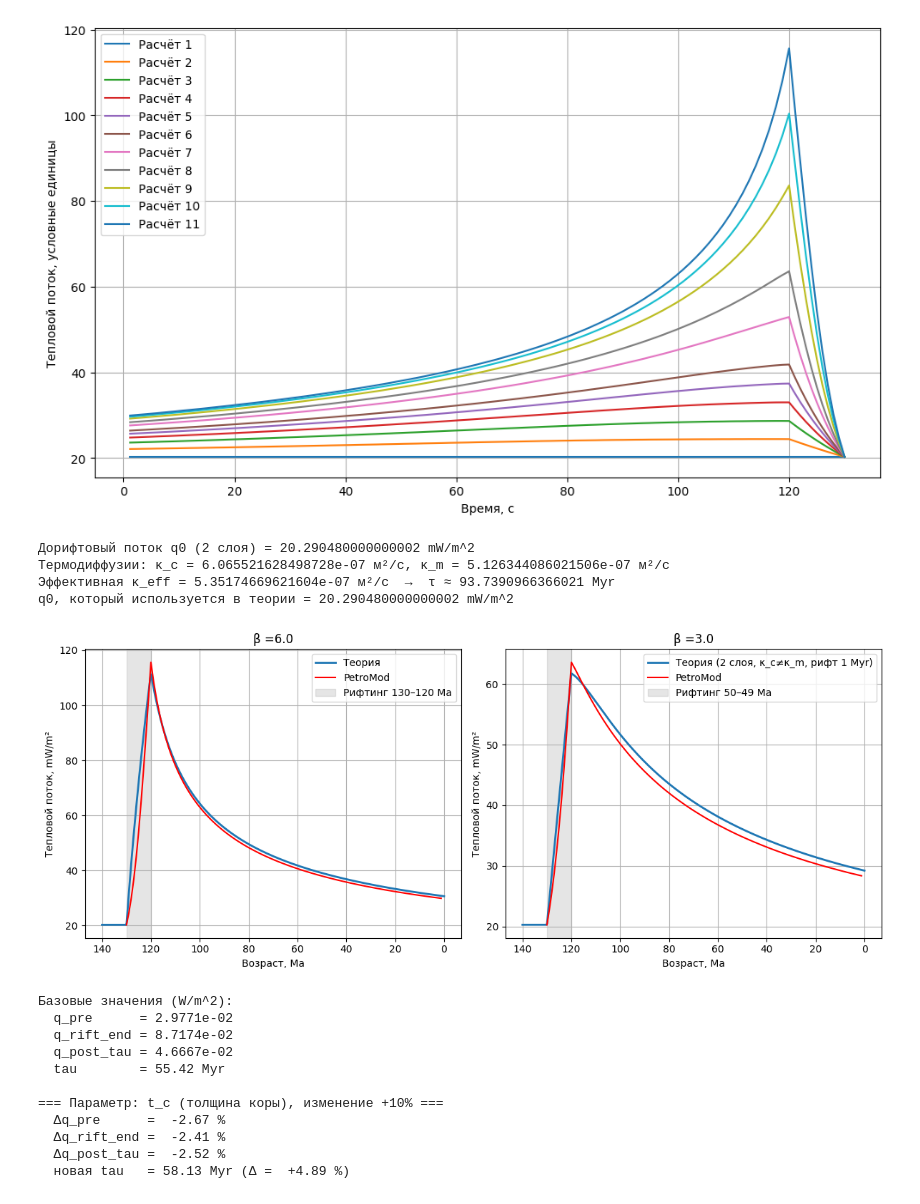
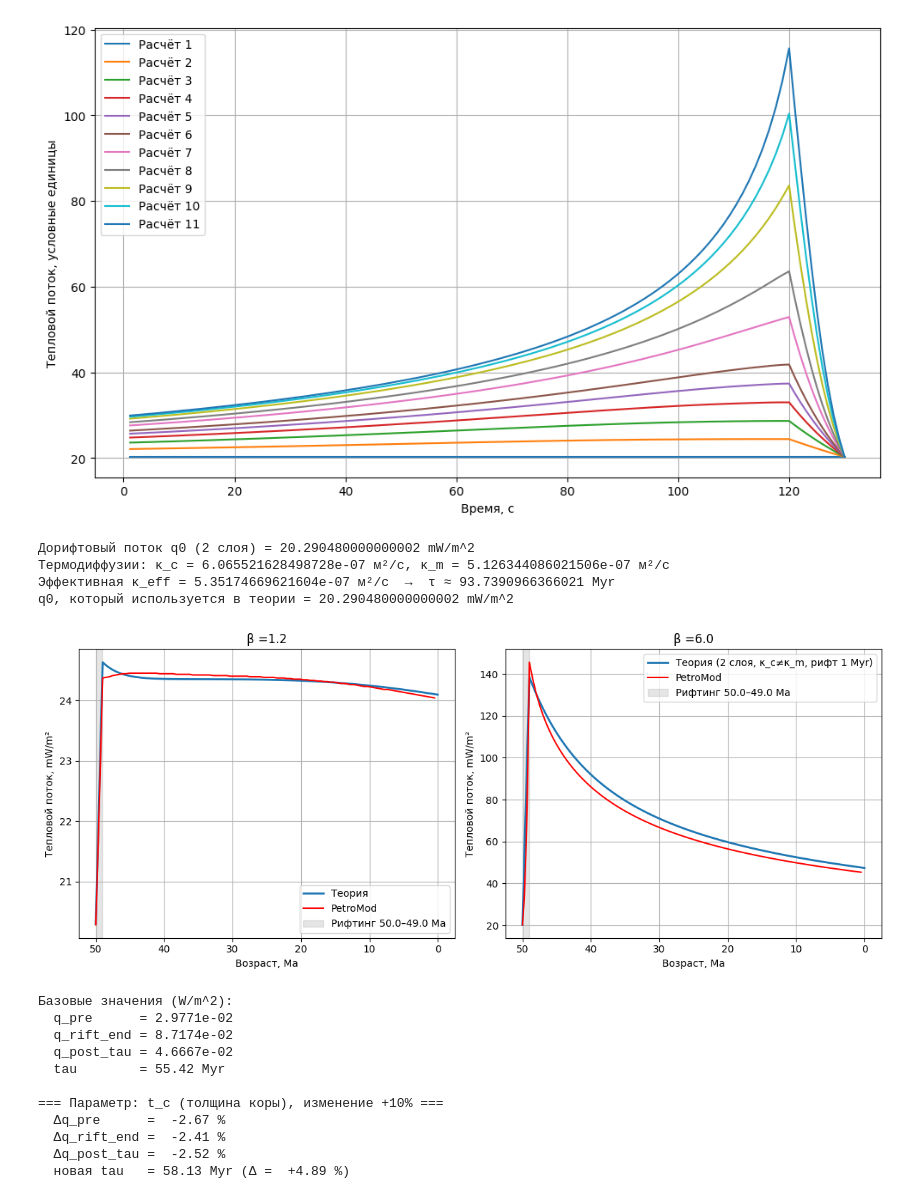
Before and after one commit to MariiaKalinina/heat-transfer-pinn, a Jupyter notebook: heatflux_test.ipynb, the cells around one changed output. Saved outputs shown, nothing was run; the diff lists cells and outputs as text; code cells hidden in the pictures.

```diff
--- a/heatflux_test.ipynb
+++ b/heatflux_test.ipynb
@@ -1405,30 +1405,27 @@ def mckenzie_q_finite_age(age_array, age_start_rift, age_end_rift,
 ages1: list[float] = []
 q1_mW: list[float] = []
 
-
-# def calculate_average(ages: list[float]) -> float:
-#     return sum(ages) / len(ages) if ages else 0.0
-
-cols_to_plot = [10]
+cols_to_plot = [12]#<-- расчет - 1
 for col in cols_to_plot:
     ages1 = times[col]
     q1_mW = fluxes[col]
 
-age_start1 = 130.0
-age_end1   = 120.0
-beta1      = 6.0
+age_start1 = 50.0
+age_end1   = 49.0
+beta1      = 1.2
 
 # --- кейс 2: β = 3, рифтинг 130–120 Ma ---
 ages2: list[float] = []
 q2_mW: list[float] = []
-cols_to_plot = [7] #<-- расчет - 1
+
+cols_to_plot = [21] #<-- расчет - 1
 for col in cols_to_plot:
     ages2 = times[col]
     q2_mW = fluxes[col]
 
-age_start2 = 130.0
-age_end2   = 120.0
-beta2      = 3.0
+age_start2 = 50.0
+age_end2   = 49.0
+beta2      = 6.0
 
 # ============================================================
 # 5. ВЫБОР q0 ДЛЯ ТЕОРИИ
@@ -1445,15 +1442,15 @@ print("q0, который используется в теории =", q0_theor_
 # 6. ТЕОРЕТИЧЕСКИЕ КРИВЫЕ (β=3 и β=6, κ_c ≠ κ_m)
 # ============================================================
 
-age_grid1 = np.linspace(140, 0, 600)
-age_grid2 = np.linspace(140, 0, 600)
+age_grid1 = np.linspace(50, 0, 600)  #<-- изменение по оси x!
+age_grid2 = np.linspace(50, 0, 600)  #<-- изменение по оси x!
 
 q1_theor_mW = mckenzie_q_finite_age(
     age_grid1, age_start1, age_end1, beta1, tau_myr, q0_theor_mW, n_terms=5
 )
 
 q2_theor_mW = mckenzie_q_finite_age(
-    age_grid2, age_start2, age_end2, beta2, tau_myr, q0_theor_mW, n_terms=4
+    age_grid2, age_start2, age_end2, beta2, tau_myr, q0_theor_mW, n_terms=5
 )
 
 # ============================================================
@@ -1463,43 +1460,45 @@ q2_theor_mW = mckenzie_q_finite_age(
 plt.rcParams['figure.figsize'] = (12, 5)
 fig, axes = plt.subplots(1, 2)
 
-# --- β=3 ---
+# --- кейс 1 ---
 ax = axes[0]
 ax.plot(age_grid1, q1_theor_mW, label='Теория', lw=2)
 ax.plot(ages1, q1_mW, label='PetroMod', color='red')
 ax.axvspan(age_start1, age_end1, color='grey', alpha=0.2,
-           label='Рифтинг 130–120 Ma')
+           label=f'Рифтинг {age_start1}–{age_end1} Ma')
+
+
 
 ax.set_xlabel('Возраст, Ma')
 ax.set_ylabel('Тепловой поток, mW/m²')
 ax.set_title(f"β ={beta1}")
 ax.invert_xaxis()
 ax.grid(True)
 ax.legend()
 
-# --- β=6 ---
+# --- кейс 2---
 ax = axes[1]
 ax.plot(age_grid2, q2_theor_mW, label='Теория (2 слоя, κ_c≠κ_m, рифт 1 Myr)', lw=2)
 ax.plot(ages2, q2_mW, label='PetroMod', color='red')
 ax.axvspan(age_start2, age_end2, color='grey', alpha=0.2,
-           label='Рифтинг 50–49 Ma')
+           label=f'Рифтинг {age_start2}–{age_end2} Ma')
 
 ax.set_xlabel('Возраст, Ma')
 ax.set_ylabel('Тепловой поток, mW/m²')
 ax.set_title(f"β ={beta2}")
 ax.invert_xaxis()
 ax.grid(True)
 ax.legend()
 
 plt.tight_layout()
-plt.savefig("comparison_petromod_theory.png", dpi=300)
+plt.savefig("comparison_petromod_theory_T50-49_1.2 vs 6.png", dpi=300)
 plt.show()
 # %% [output]
 Дорифтовый поток q0 (2 слоя) = 20.290480000000002 mW/m^2
 Термодиффузии: κ_c = 6.065521628498728e-07 м²/с, κ_m = 5.126344086021506e-07 м²/с
 Эффективная κ_eff = 5.35174669621604e-07 м²/с  →  τ ≈ 93.7390966366021 Myr
 q0, который используется в теории = 20.290480000000002 mW/m^2
-[figure, old version]
+[figure, new version]
 # %%
 import numpy as np
 
```
Also changed, not shown: 4 other files.
